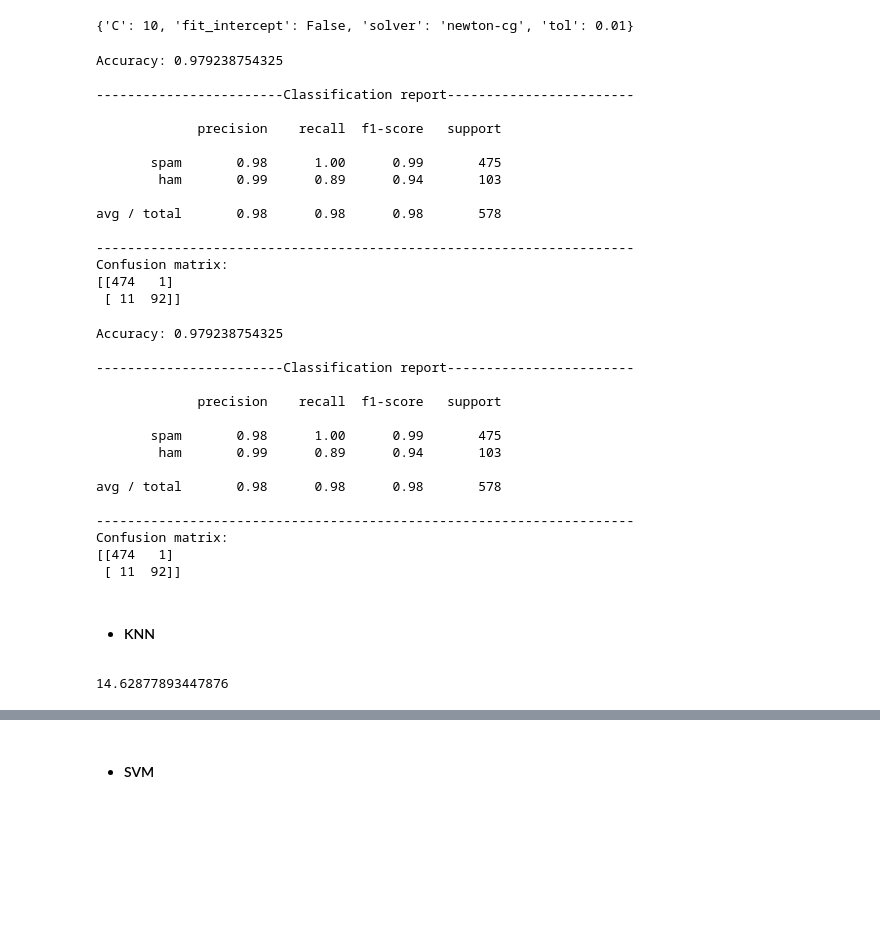
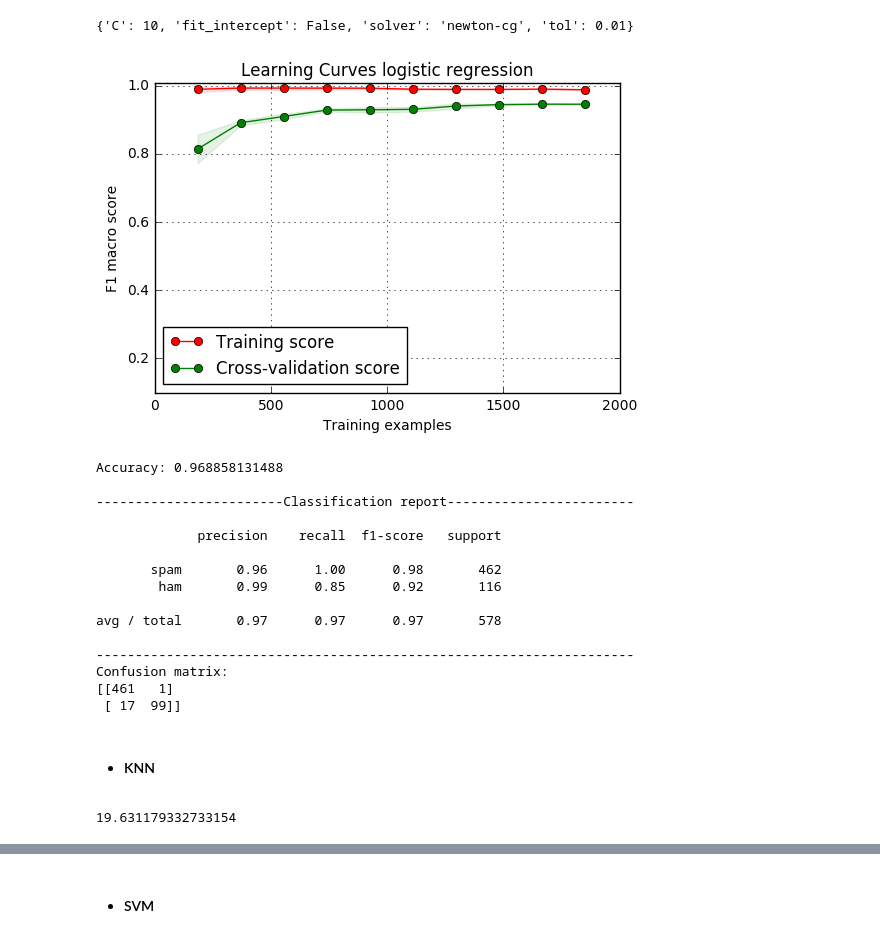
Before and after one commit to fkolokathi/text_classification, a Jupyter notebook: assignment_2_versionB.ipynb, the cells around one changed output, grey strips where cells are left out. Cells and saved outputs as stored; diff of their text form; code cells hidden in the pictures; blank space fills up the shorter version.

Commit message:
plots

```diff
--- a/assignment_2_versionB.ipynb
+++ b/assignment_2_versionB.ipynb
@@ -233,33 +308,36 @@ gs_clf.best_params_
 # %% [output]
 {'C': 10, 'fit_intercept': False, 'solver': 'newton-cg', 'tol': 0.01}
 # %%
-'''make prediction'''
-y_pred = gs_clf.predict(test_data_svd)
 
-'''Classification report'''
-report(test_targets,y_pred)
+#'''make prediction'''
+#y_pred = gs_clf.predict(test_data_svd)
+
+#'''Classification report'''
+#report(test_targets,y_pred)
-# %% [output]
-Accuracy: 0.979238754325
-
-------------------------Classification report------------------------
-
-             precision    recall  f1-score   support
-
-       spam       0.98      1.00      0.99       475
-        ham       0.99      0.89      0.94       103
-
-avg / total       0.98      0.98      0.98       578
-
----------------------------------------------------------------------
-Confusion matrix:
-[[474   1]
- [ 11  92]]
+# %%
+''' Load classifier with best params'''
+LR = LogisticRegression(C=gs_clf.best_params_['C'],fit_intercept=gs_clf.best_params_['fit_intercept'],
+                        solver=gs_clf.best_params_['solver'],tol=gs_clf.best_params_['tol'])
+
+'''plot learning curve'''
+title = "Learning Curves logistic regression"
+'''
+The ShuffleSplit iterator will generate a user defined number of independent train / test dataset splits.
+Samples are first shuffled and then split into a pair of train and test sets.
+Random splits do not guarantee that all folds will be different, although this is still very likely for sizeable datasets.
+It is possible to control the randomness for reproducibility of the results by explicitly seeding the random_state pseudo random number generator.
+
+http://scikit-learn.org/stable/modules/generated/sklearn.model_selection.ShuffleSplit.html
+'''
+#n_splits: Number of re-shuffling & splitting iterations.
+#random_state: Pseudo-random number generator state used for random sampling.
+cv = ShuffleSplit(n_splits=3, test_size=0.2, random_state=0)
+plot_learning_curve(LR, title, train_data_svd,train_targets, (0.1, 1.01), cv=cv, n_jobs=-1)
+plt.show()
+# %% [output]
+[figure, added]
 # %%
 '''Using the best parameters to make predictions with logistic regression'''
-
-''' Load classifier '''
-LR = LogisticRegression(C=gs_clf.best_params_['C'],fit_intercept=gs_clf.best_params_['fit_intercept'],
-                        solver=gs_clf.best_params_['solver'],tol=gs_clf.best_params_['tol'])
 
 '''Train classifier'''
 regr_clf = LR.fit(train_data_svd,train_targets)
@@ -270,27 +348,29 @@ Y_pred_regr = regr_clf.predict(test_data_svd)
 '''Classification report'''
 report(test_targets,Y_pred_regr)
 # %% [output]
-Accuracy: 0.979238754325
+Accuracy: 0.968858131488
 
 ------------------------Classification report------------------------
 
              precision    recall  f1-score   support
 
-       spam       0.98      1.00      0.99       475
-        ham       0.99      0.89      0.94       103
+       spam       0.96      1.00      0.98       462
+        ham       0.99      0.85      0.92       116
 
-avg / total       0.98      0.98      0.98       578
+avg / total       0.97      0.97      0.97       578
 
 ---------------------------------------------------------------------
 Confusion matrix:
-[[474   1]
- [ 11  92]]
+[[461   1]
+ [ 17  99]]
 # %% [markdown]
 * #### KNN
 # %%
 from sklearn.neighbors import KNeighborsClassifier
 from sklearn.grid_search import RandomizedSearchCV
 from sklearn.metrics import classification_report
+from sklearn import metrics
+
 
 start_time = time.time()
 
@@ -304,6 +384,7 @@ k_range = list(range(1, 31))
 param_grid = {'n_neighbors':k_range,'weights':['uniform','distance'],'algorithm':['auto','ball_tree','kd_tree','brute'],
              'metric':['euclidean','cityblock','minkowski'],'p':[1,2]}
 
+'''cross validation'''
 gs_clf = RandomizedSearchCV(KNeighborsClassifier(),param_grid,n_jobs=-1)
 
 '''train classifier'''
@@ -312,7 +393,7 @@ gs_clf = gs_clf.fit(train_data_svd,train_targets)
 elapsed_time = time.time() - start_time
 print(elapsed_time)
 # %% [output]
-14.62877893447876
+19.631179332733154
 # %%
 '''Estimator values.It has default parameters that we did not specify'''
 gs_clf.best_estimator_
```
Also changed, not shown: parts of 18 cells of this notebook.
